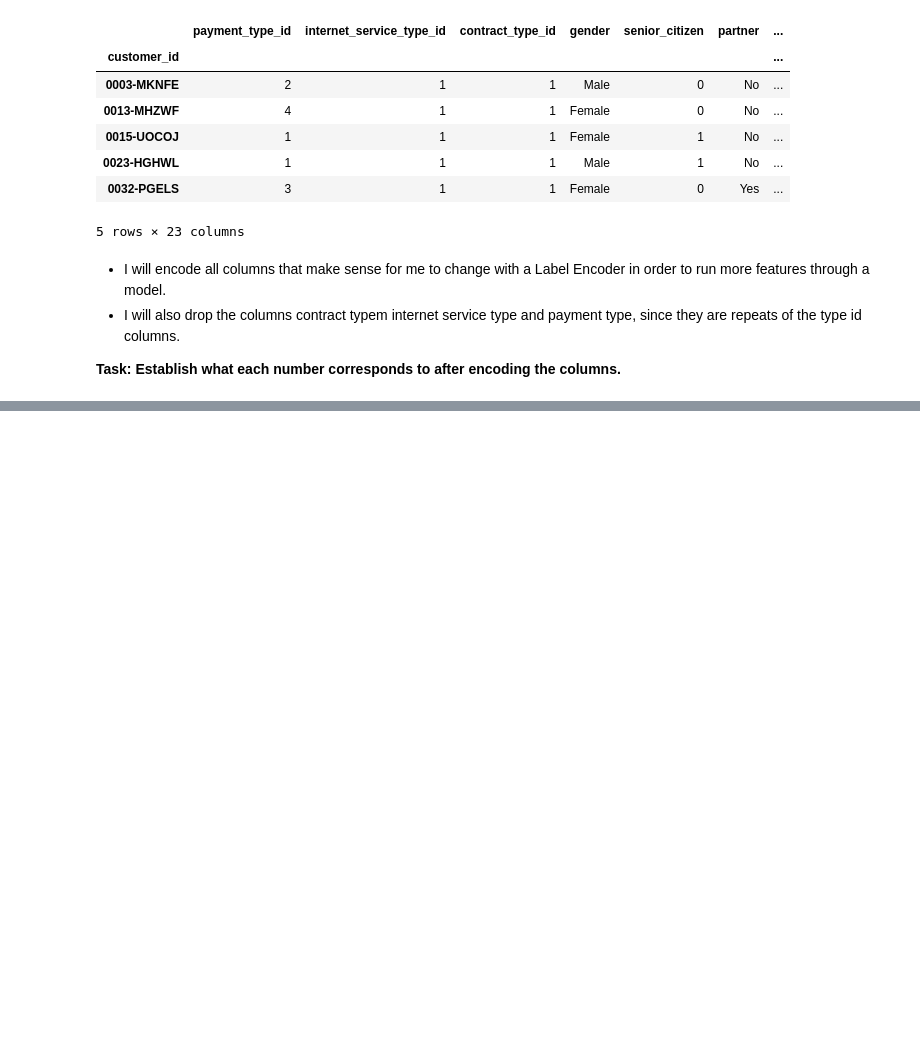
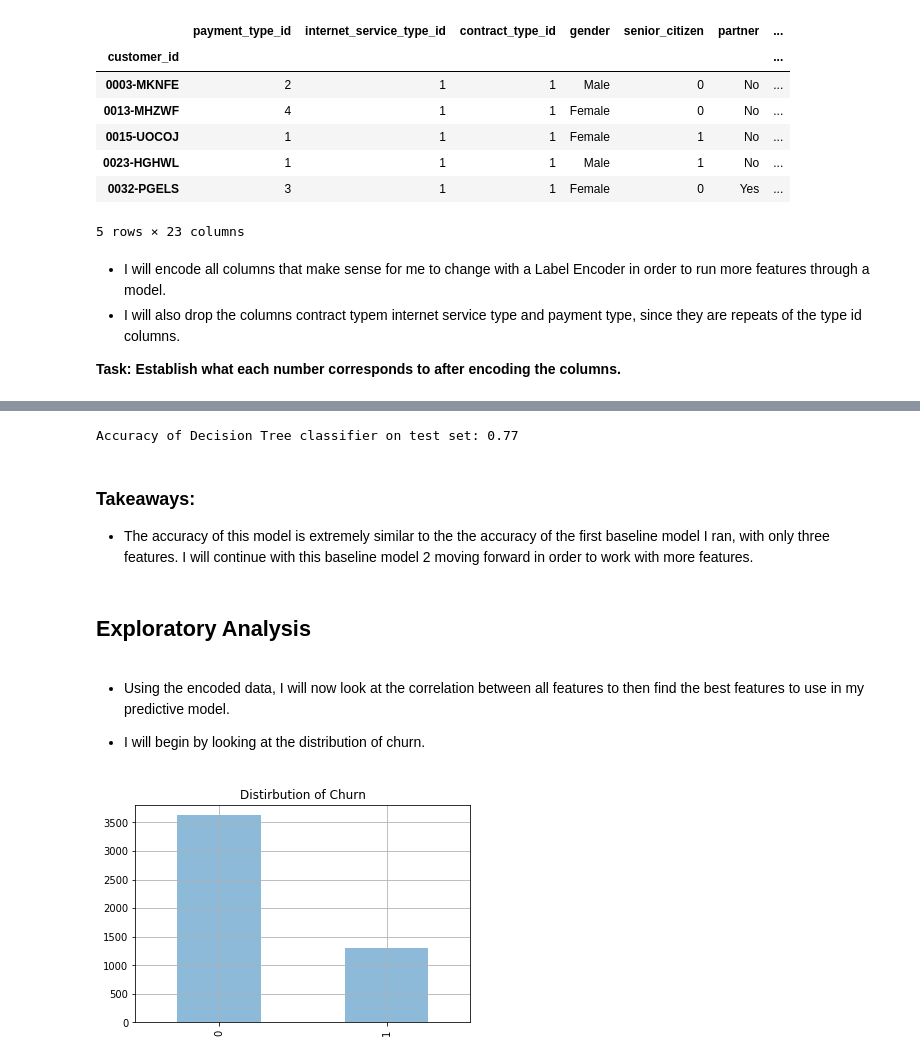
Before and after one commit to cari-holmes/telco-churn-project, a Jupyter notebook: telco_churn_predictions_mvp.ipynb, the cells around one changed output, grey strips where cells are left out. Drawn from its saved outputs; the diff is of its cells as text; code cells hidden in the pictures; blank space fills up the shorter version.

Commit message:
working through models

```diff
--- a/telco_churn_predictions_mvp.ipynb
+++ b/telco_churn_predictions_mvp.ipynb
@@ -379,0 +312,14 @@ Accuracy of Logistic Regression classifier on test set: 0.70
+# %%
+def encode(train, test):
+    encoder = LabelEncoder()
+    train = train.drop(columns=['contract_type', 'internet_service_type','payment_type'])
+    test = test.drop(columns=['contract_type', 'internet_service_type', 'payment_type'])
+    encode_list = ['gender','partner', 'dependents', 'phone_service','multiple_lines', 'online_security', 'online_backup','device_protection','tech_support','streaming_tv', \
+                  'streaming_movies', 'paperless_billing', 'churn']
+    for c in encode_list:
+        train[c] = encoder.fit_transform(train[c])
+        test[c] = encoder.transform(test[c])
+    return train, test
+# %%
+train_encode, test_encode = encode(train, test)
+train_encode.head()
@@ -379,0 +334,8 @@ Accuracy of Logistic Regression classifier on test set: 0.70
+# %%
+X = train_encode.drop(['churn'],axis=1)
+y = train_encode[['churn']]
+X_test = test_encode.drop(['churn'],axis=1)
+y_test = test_encode[['churn']]
+# %%
+clf = DecisionTreeClassifier(criterion='entropy', max_depth=4, random_state=123)
+clf.fit(X, y)
@@ -379,0 +388,20 @@ Accuracy of Logistic Regression classifier on test set: 0.70
+# %%
+print('Accuracy of Decision Tree classifier on test set: {:.2f}'
+     .format(clf.score(X_test, y_test)))
+# %% [output]
+Accuracy of Decision Tree classifier on test set: 0.77
+# %% [markdown]
+### Takeaways:
+- The accuracy of this model is extremely similar to the the accuracy of the first baseline model I ran, with only three features. I will continue with this baseline model 2 moving forward in order to work with more features.
+# %% [markdown]
+## Exploratory Analysis
+# %% [markdown]
+- Using the encoded data, I will now look at the correlation between all features to then find the best features to use in my predictive model.
+
+- I will begin by looking at the distribution of churn.
+# %%
+y.churn.value_counts().sort_index().plot(kind = "bar",alpha = .5)
+plt.title("Distirbution of Churn")
+plt.grid(b = True , which = "major")
+# %% [output]
+[figure, added]
```
Also changed, not shown: parts of 65 cells of this notebook.
